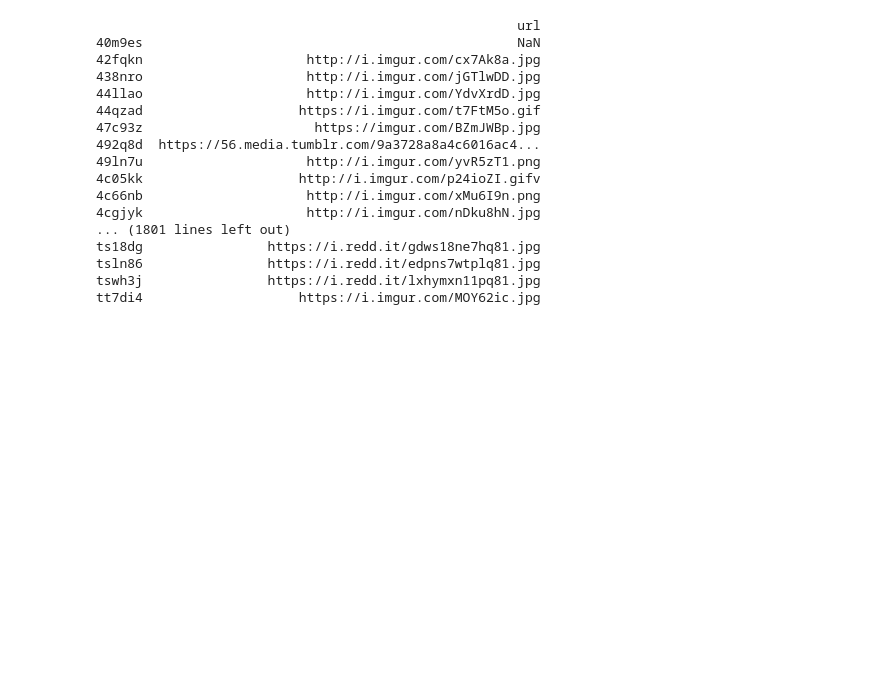
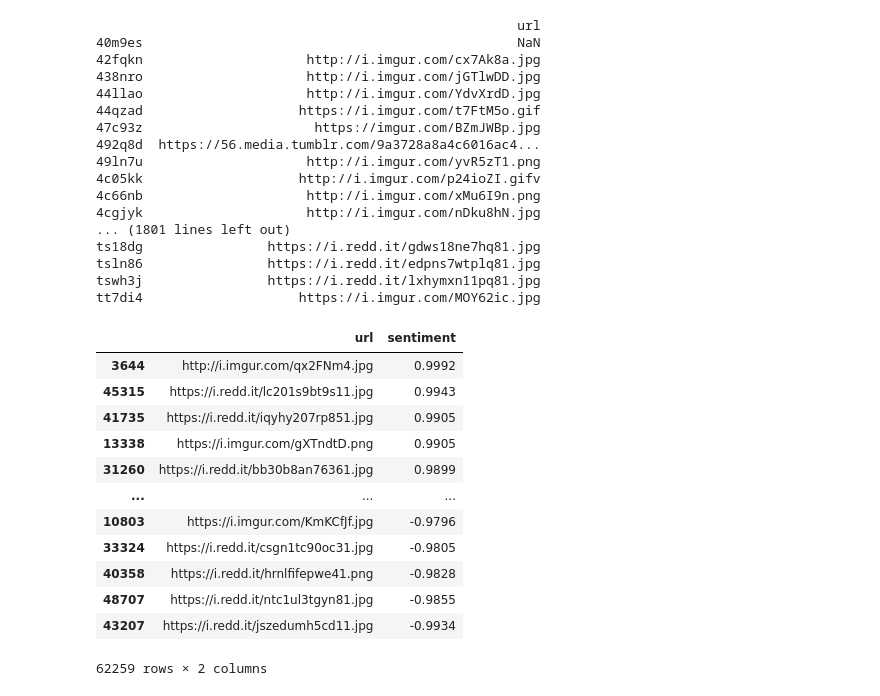
Before and after one commit to sebastianripari/75.74_sistemas_distribuidos_I_tp3, a Jupyter notebook: notebook.ipynb, the cells around one changed output. Cells and saved outputs as stored; diff of their text form; code cells hidden in the pictures; blank space fills up the shorter version.

```diff
--- a/notebook.ipynb
+++ b/notebook.ipynb
@@ -141,0 +139,17 @@ with open('output.txt', 'w') as f:
+# %%
+memes_with_sentiment = comments_with_posts[['url', 'sentiment']].groupby('url').mean().reset_index().dropna().sort_values('sentiment', ascending=False)
+display(memes_with_sentiment)
+# %% [output]
+|  | url | sentiment |
+| 3644 | http://i.imgur.com/qx2FNm4.jpg | 0.9992 |
+| 45315 | https://i.redd.it/lc201s9bt9s11.jpg | 0.9943 |
+| 41735 | https://i.redd.it/iqyhy207rp851.jpg | 0.9905 |
+| 13338 | https://i.imgur.com/gXTndtD.png | 0.9905 |
+| 31260 | https://i.redd.it/bb30b8an76361.jpg | 0.9899 |
+| ... | ... | ... |
+| 10803 | https://i.imgur.com/KmKCfJf.jpg | -0.9796 |
+| 33324 | https://i.redd.it/csgn1tc90oc31.jpg | -0.9805 |
+| 40358 | https://i.redd.it/hrnlfifepwe41.png | -0.9828 |
+| 48707 | https://i.redd.it/ntc1ul3tgyn81.jpg | -0.9855 |
+| 43207 | https://i.redd.it/jszedumh5cd11.jpg | -0.9934 |
+62259 rows × 2 columns
```
Also changed, not shown: parts of 1 cell of this notebook, 4 other files.
